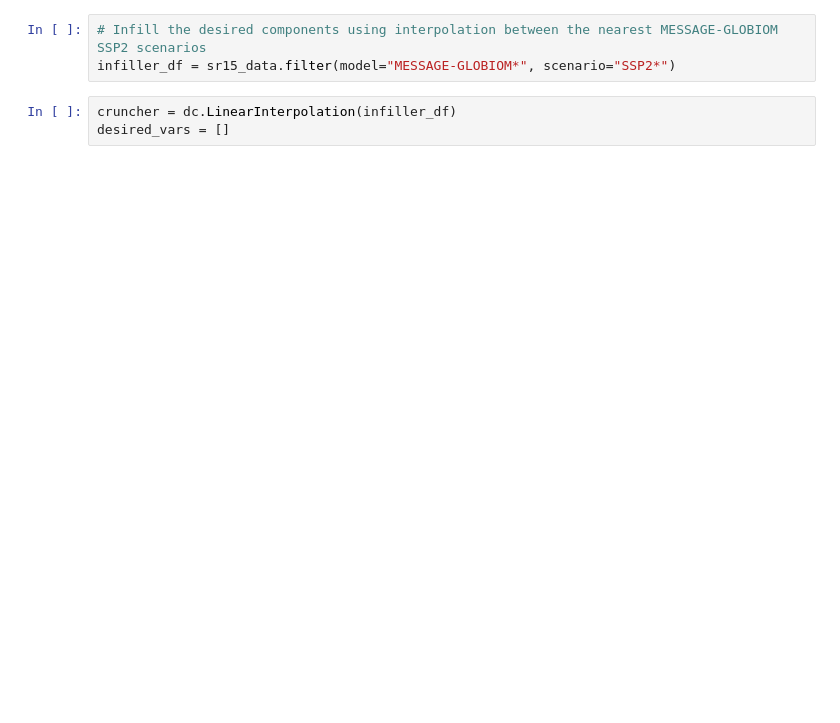
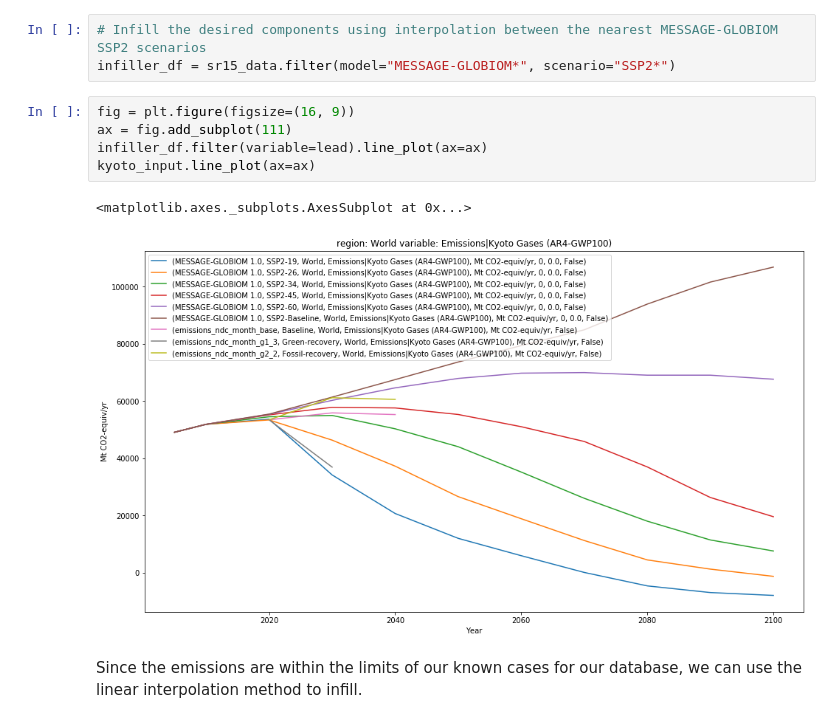
Before and after one commit to GranthamImperial/silicone_examples, a Jupyter notebook: notebooks/InfillingCovidResponse.ipynb, the cells around one changed output. Saved outputs shown, nothing was run; the diff lists cells and outputs as text; blank space fills up the shorter version.

```diff
--- a/notebooks/InfillingCovidResponse.ipynb
+++ b/notebooks/InfillingCovidResponse.ipynb
@@ -164,6 +172,13 @@ kyoto_input.data.head()
 # %%
 # Infill the desired components using interpolation between the nearest MESSAGE-GLOBIOM SSP2 scenarios
 infiller_df = sr15_data.filter(model="MESSAGE-GLOBIOM*", scenario="SSP2*")
-# %%
-cruncher = dc.LinearInterpolation(infiller_df)
-desired_vars = []
+# %%
+fig = plt.figure(figsize=(16, 9))
+ax = fig.add_subplot(111)
+infiller_df.filter(variable=lead).line_plot(ax=ax)
+kyoto_input.line_plot(ax=ax)
+# %% [output]
+<matplotlib.axes._subplots.AxesSubplot at 0x...>
+[figure, added]
+# %% [markdown]
+Since the emissions are within the limits of our known cases for our database, we can use the linear interpolation method to infill.
```
Also changed, not shown: parts of 25 cells of this notebook.
